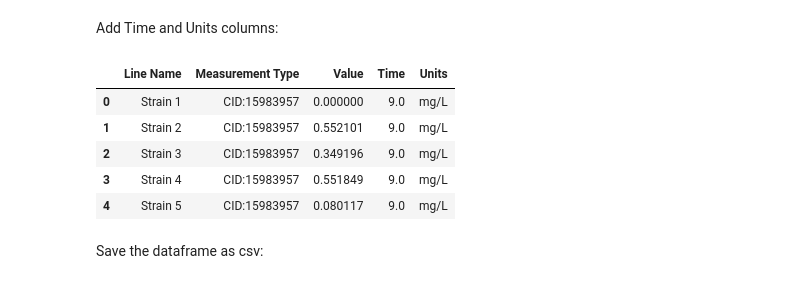
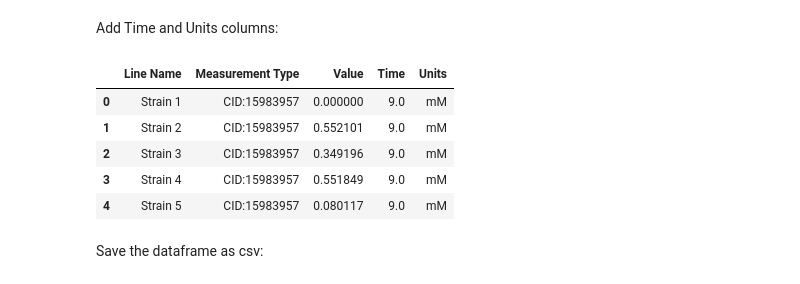
Before and after one commit to juanneilson/multiomicspaper, a Jupyter notebook: notebooks/C_Generate_isoprenol_concentrations.ipynb, the cells around one changed output. Drawn from its saved outputs; the diff is of its cells as text; code cells hidden in the pictures.

```diff
--- a/notebooks/C_Generate_isoprenol_concentrations.ipynb
+++ b/notebooks/C_Generate_isoprenol_concentrations.ipynb
@@ -174,5 +174,5 @@ Save the `experiment_description_file.csv` for EDD import:
 # %%
-experiment_description_file_name = f'{user_params["edd_omics_file_path"]}/experiment_description_file.csv'
+experiment_description_file_name = f'{user_params["edd_omics_file_path"]}/experiment_description_file_BE_designs.csv'
 
 with open(experiment_description_file_name, 'w') as fh:
     fh.write('Part ID, Line Name, Line Description, Media, Shaking Speed, Starting OD, Culture Volume, Flask Volume, Growth Temperature, Replicate Count\n')
@@ -199,7 +199,7 @@ for i in range(len(designs_df)):
         values = designs_df.loc[i]['Line Description'].split('_')[1::2]
         designs_df.loc[i][reactions] = [float(value) for value in values]
 
-designs_df = designs_df.drop(columns='Line Description')
+designs_df = designs_df.drop(columns=['Line Description','Part ID'])
 # %% [markdown]
 Each design (line) involves the modification of up to 8 fluxes (1 -> keep the same; 2-> double flux, 0-> knock reaction out):
 # %%
@@ -347,3 +342,5 @@ production_edd_df = production_df.drop(columns=drop_col).copy()
+# %%
+production_edd_df = production_df.drop(columns=reactions).copy()
 # %% [markdown]
 Rename isoprenol column:
 # %%
@@ -358,15 +355,15 @@ production_edd_df.columns = ['Line Name', 'Measurement Type', 'Value']
 Add Time and Units columns:
 # %%
 production_edd_df['Time'] = 9.0
-production_edd_df['Units'] = 'mg/L'
+production_edd_df['Units'] = 'mM'
 production_edd_df.head()
 # %% [output]
 |  | Line Name | Measurement Type | Value | Time | Units |
-| 0 | Strain 1 | CID:15983957 | 0.000000 | 9.0 | mg/L |
-| 1 | Strain 2 | CID:15983957 | 0.552101 | 9.0 | mg/L |
-| 2 | Strain 3 | CID:15983957 | 0.349196 | 9.0 | mg/L |
-| 3 | Strain 4 | CID:15983957 | 0.551849 | 9.0 | mg/L |
-| 4 | Strain 5 | CID:15983957 | 0.080117 | 9.0 | mg/L |
+| 0 | Strain 1 | CID:15983957 | 0.000000 | 9.0 | mM |
+| 1 | Strain 2 | CID:15983957 | 0.552101 | 9.0 | mM |
+| 2 | Strain 3 | CID:15983957 | 0.349196 | 9.0 | mM |
+| 3 | Strain 4 | CID:15983957 | 0.551849 | 9.0 | mM |
+| 4 | Strain 5 | CID:15983957 | 0.080117 | 9.0 | mM |
 # %% [markdown]
 Save the dataframe as csv:
 # %%
```
Also changed, not shown: parts of 10 cells of this notebook, 5 other files.
